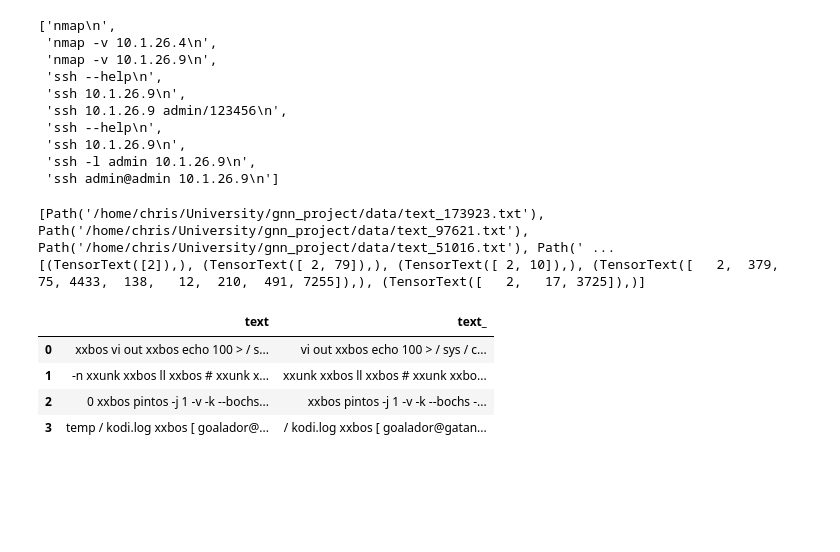
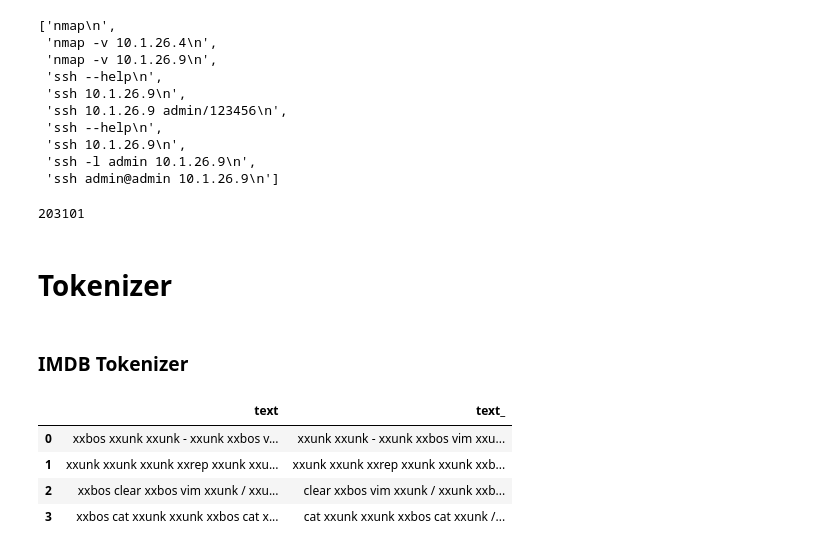
Before and after one commit to chTeut/gnn_project, a Jupyter notebook: FastAI/shell_cmd_transformer.ipynb, the cells around one changed output. Drawn from its saved outputs; the diff is of its cells as text; code cells hidden in the pictures; blank space fills up the shorter version.

Commit message:
Multiple tokenizer

```diff
--- a/FastAI/shell_cmd_transformer.ipynb
+++ b/FastAI/shell_cmd_transformer.ipynb
@@ -155,21 +155,35 @@ _[0:10]
  'ssh -l admin 10.1.26.9\n',
  'ssh admin@admin 10.1.26.9\n']
 # %%
+import os
+
 # Given array of text elements
 texts = _
 
 # Create a folder to store the text files
-import os
 folder_path = '/home/chris/University/gnn_project/data/'
 os.makedirs(folder_path, exist_ok=True)
 
-# Write each text element to a separate file
+# Write each non-empty text element to a separate file
 for i, text in enumerate(texts):
-    file_path = os.path.join(folder_path, f'text_{i}.txt')
-    with open(file_path, 'w') as file:
-        file.write(text)
+    # Remove trailing newline character
+    text = text.rstrip('\n')
+
+    # Check if text is not empty after stripping newline
+    if text.strip():
+        file_path = os.path.join(folder_path, f'text_{i}.txt')
+        with open(file_path, 'w') as file:
+            file.write(text)
 # %%
 txts = L(_)
+# %%
+len(txts)
+# %% [output]
+203101
+# %% [markdown]
+# Tokenizer
+# %% [markdown]
+### IMDB Tokenizer
 # %%
 class MyTokenizer(Transform):
     def setups(self, items):
@@ -178,44 +192,36 @@ class MyTokenizer(Transform):
         self.tok.setup(items)
 
     def encodes(self, txts):
         with open(txts, 'r') as file:
             content = file.read()
         return self.tok(content)
 
     def decodes(self, encoded):
         return self.tok.decode(encoded)
 
 class MyNumerizer(Transform):
     def setups(self, items):
         self.num = Numericalize()
         self.num.setup(items)
         self.vocab = self.num.vocab
 
     def encodes(self, toks):
         return self.num(toks)
 
     def decodes(self, encoded):
         return self.num.decode(encoded)
 
-
-
-#path_test = untar_data(URLs.IMDB)
+limit = 100
 path_test = '/home/chris/University/gnn_project/'
 tfms = [[MyTokenizer(),MyNumerizer()]]
 files = get_text_files(path_test, folders = ['data'])
-#files = get_text_files(path_test, folders = ['train'])
-print(files[0:5])
-#files = get_text_files(path, folders = ['train'])
-dsets = Datasets(files[:], tfms)
-print(dsets[0:5])
+dsets = Datasets(files[:limit], tfms)
 dls = dsets.dataloaders(dl_type=LMDataLoader, bs=4)
 
 dls.show_batch(max_n=10)
 # %% [output]
-[Path('/home/chris/University/gnn_project/data/text_173923.txt'), Path('/home/chris/University/gnn_project/data/text_97621.txt'), Path('/home/chris/University/gnn_project/data/text_51016.txt'), Path(' ...
-[(TensorText([2]),), (TensorText([ 2, 79]),), (TensorText([ 2, 10]),), (TensorText([   2,  379,   75, 4433,  138,   12,  210,  491, 7255]),), (TensorText([   2,   17, 3725]),)]
 |  | text | text_ |
-| 0 | xxbos vi out xxbos echo 100 > / s... | vi out xxbos echo 100 > / sys / c... |
-| 1 | -n xxunk xxbos ll xxbos # xxunk x... | xxunk xxbos ll xxbos # xxunk xxbo... |
-| 2 | 0 xxbos pintos -j 1 -v -k --bochs... | xxbos pintos -j 1 -v -k --bochs -... |
-| 3 | temp / kodi.log xxbos [ goalador@... | / kodi.log xxbos [ goalador@gatan... |
+| 0 | xxbos xxunk xxunk - xxunk xxbos v... | xxunk xxunk - xxunk xxbos vim xxu... |
+| 1 | xxunk xxunk xxunk xxrep xxunk xxu... | xxunk xxunk xxrep xxunk xxunk xxb... |
+| 2 | xxbos clear xxbos vim xxunk / xxu... | clear xxbos vim xxunk / xxunk xxb... |
+| 3 | xxbos cat xxunk xxunk xxbos cat x... | cat xxunk xxunk xxbos cat xxunk /... |
```
Also changed, not shown: parts of 16 cells of this notebook, 1 other file.
